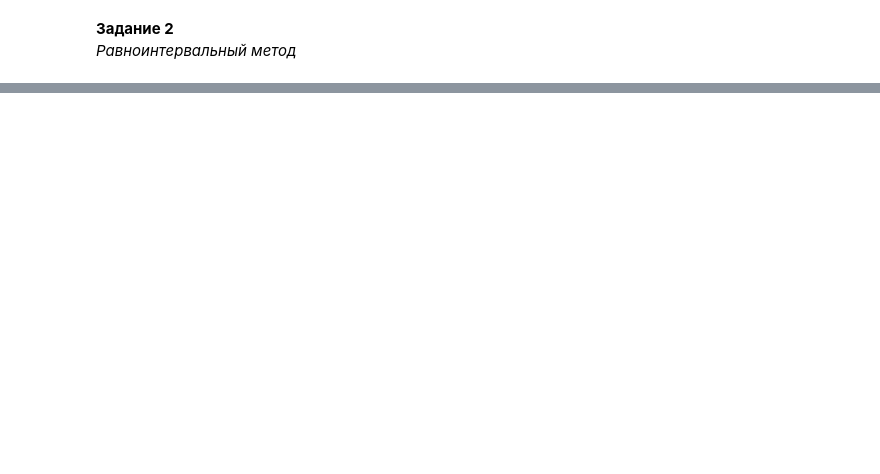
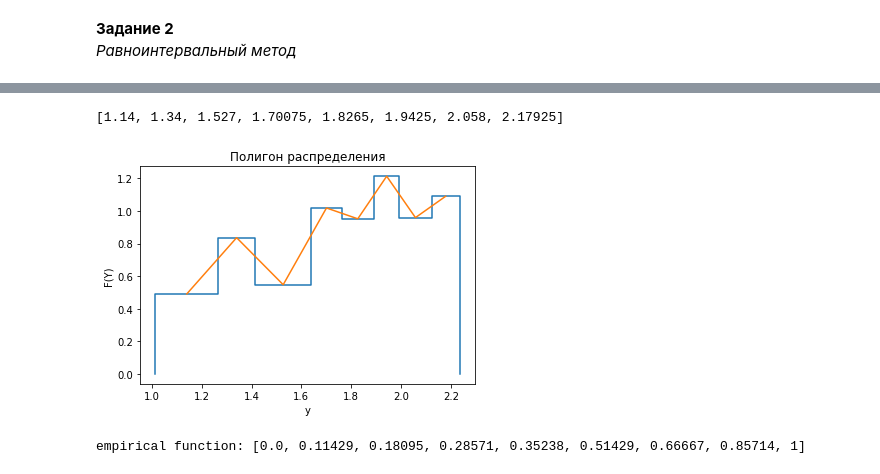
Before and after one commit to AndreyVanyuck/MatStat, a Jupyter notebook: lab1-2.ipynb, the cells around one changed output, grey strips where cells are left out. Cells and saved outputs as stored; diff of their text form; code cells hidden in the pictures; blank space fills up the shorter version.

```diff
--- a/lab1-2.ipynb
+++ b/lab1-2.ipynb
@@ -267,0 +305,23 @@ print(m_i)
+# %%
+middle = [round(intervals[i][0] + (intervals[i][1] - intervals[i][0]) / 2, 5)  for i in range(M)]
+print(middle)
+
+plt.plot(x, y)
+plt.plot(middle, f)
+plt.title("Полигон распределения")
+plt.xlabel("y")
+plt.ylabel("F(Y)")
+plt.show()
+# %% [output]
+[1.14, 1.34, 1.527, 1.70075, 1.8265, 1.9425, 2.058, 2.17925]
+[figure, added]
+# %%
+empiric_func = []
+sum = 0
+for i in m_i:
+    empiric_func.append(round(sum / n, 5))
+    sum += i
+empiric_func.append(1)
+print(f'empirical function: {empiric_func}')
+# %% [output]
+empirical function: [0.0, 0.11429, 0.18095, 0.28571, 0.35238, 0.51429, 0.66667, 0.85714, 1]
```
Also changed, not shown: parts of 22 cells of this notebook.
